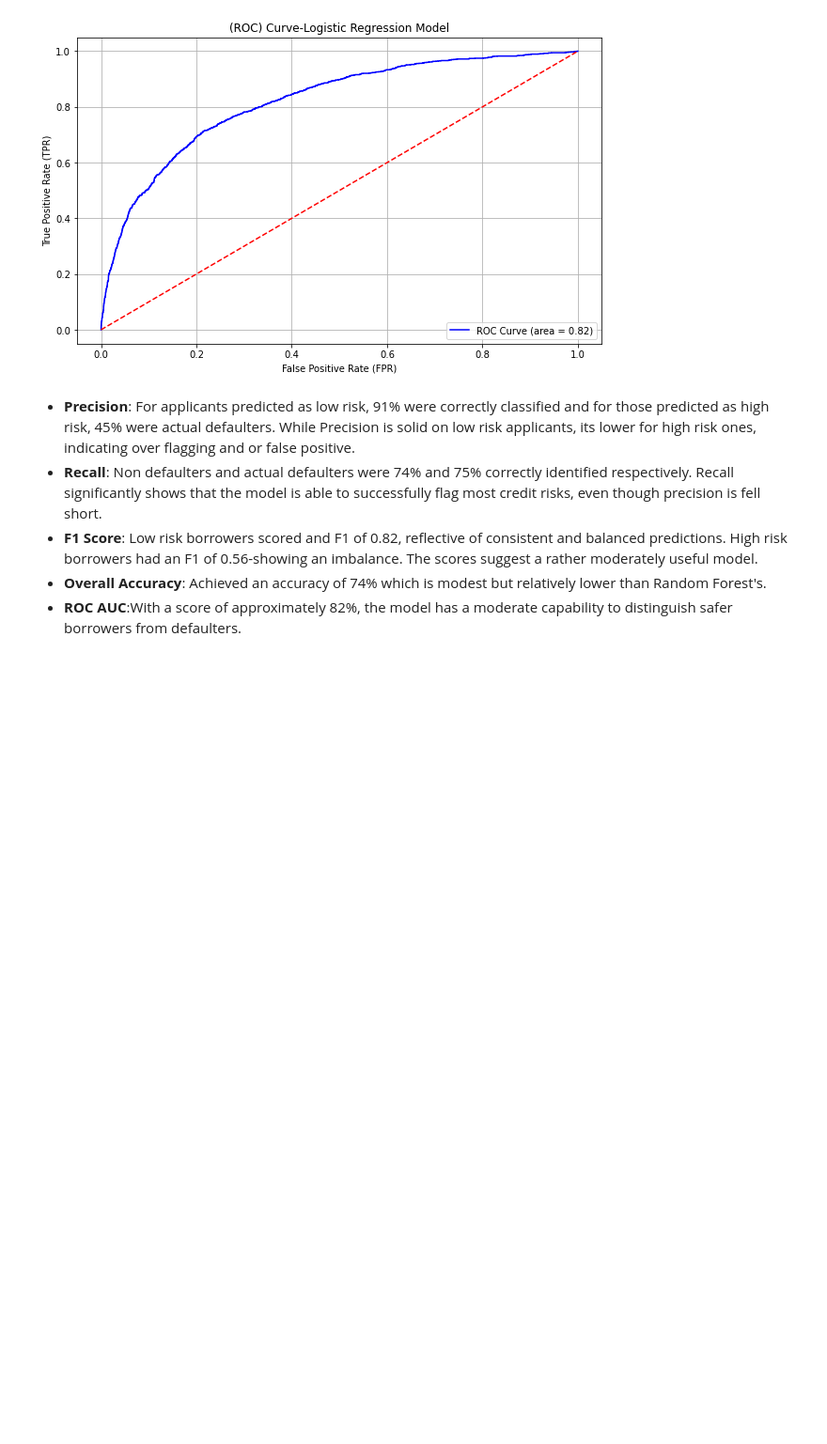
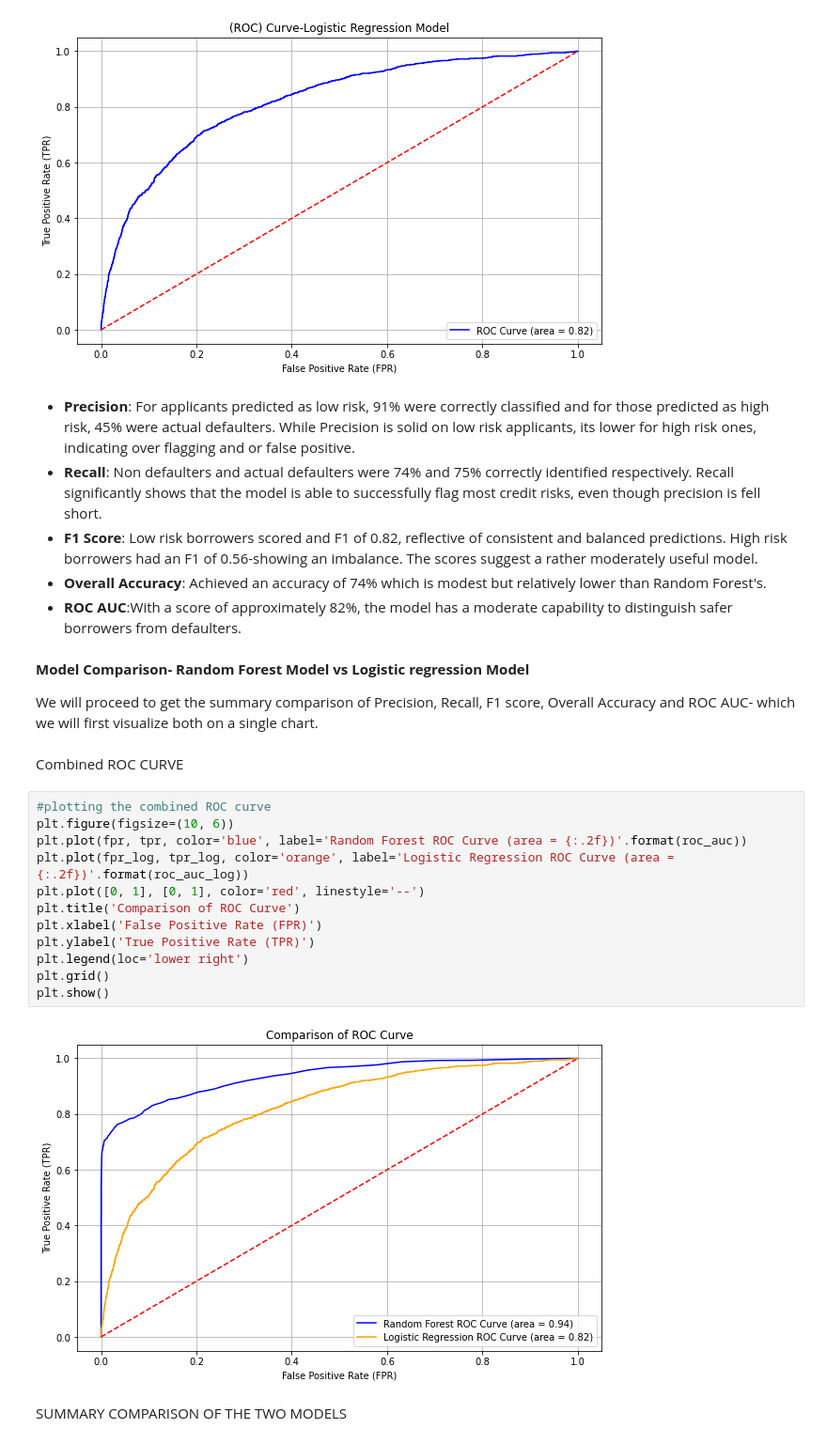
Before and after one commit to EricMetobo/Credit-Risk-Classification-with-Machine-Learning, a Jupyter notebook: credit_risk_Classification_with_Machine_learning.ipynb, the cells around one changed output. Shown: that part at 94% size. Drawn from its saved outputs; the diff is of its cells as text; blank space fills up the shorter version.

Commit message:
combined ROC curve and models comparison summary

```diff
--- a/credit_risk_Classification_with_Machine_learning.ipynb
+++ b/credit_risk_Classification_with_Machine_learning.ipynb
@@ -536,3 +536,25 @@ plt.show()
 - **F1 Score**: Low risk borrowers scored and F1 of 0.82, reflective of consistent and balanced predictions. High risk borrowers had an F1 of 0.56-showing an imbalance. The scores suggest a rather moderately useful model.
 - **Overall Accuracy**: Achieved an accuracy of 74% which is modest but relatively lower than Random Forest's.
 - **ROC AUC**:With a score of approximately 82%, the model has a moderate capability to distinguish safer borrowers from defaulters.
+# %% [markdown]
+**Model Comparison- Random Forest Model vs Logistic regression Model**
+
+We will proceed to get the summary comparison of Precision, Recall, F1 score, Overall Accuracy and ROC AUC- which we will first visualize both on a single chart.
+# %% [markdown]
+Combined ROC CURVE
+# %%
+#plotting the combined ROC curve
+plt.figure(figsize=(10, 6))
+plt.plot(fpr, tpr, color='blue', label='Random Forest ROC Curve (area = {:.2f})'.format(roc_auc))
+plt.plot(fpr_log, tpr_log, color='orange', label='Logistic Regression ROC Curve (area = {:.2f})'.format(roc_auc_log))
+plt.plot([0, 1], [0, 1], color='red', linestyle='--')
+plt.title('Comparison of ROC Curve')
+plt.xlabel('False Positive Rate (FPR)')
+plt.ylabel('True Positive Rate (TPR)')
+plt.legend(loc='lower right')
+plt.grid()
+plt.show()
+# %% [output]
+[figure, added]
+# %% [markdown]
+SUMMARY COMPARISON OF THE TWO MODELS
```
Also changed, not shown: parts of 1 cell of this notebook.
